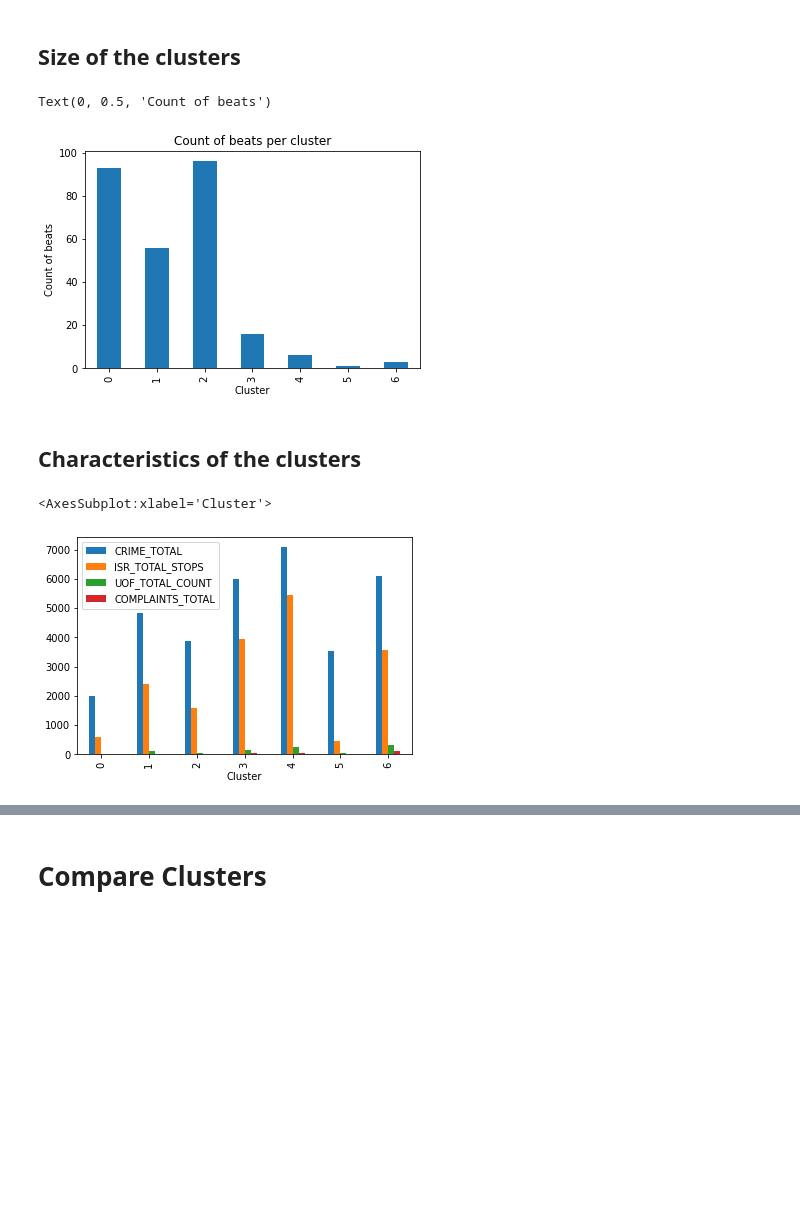
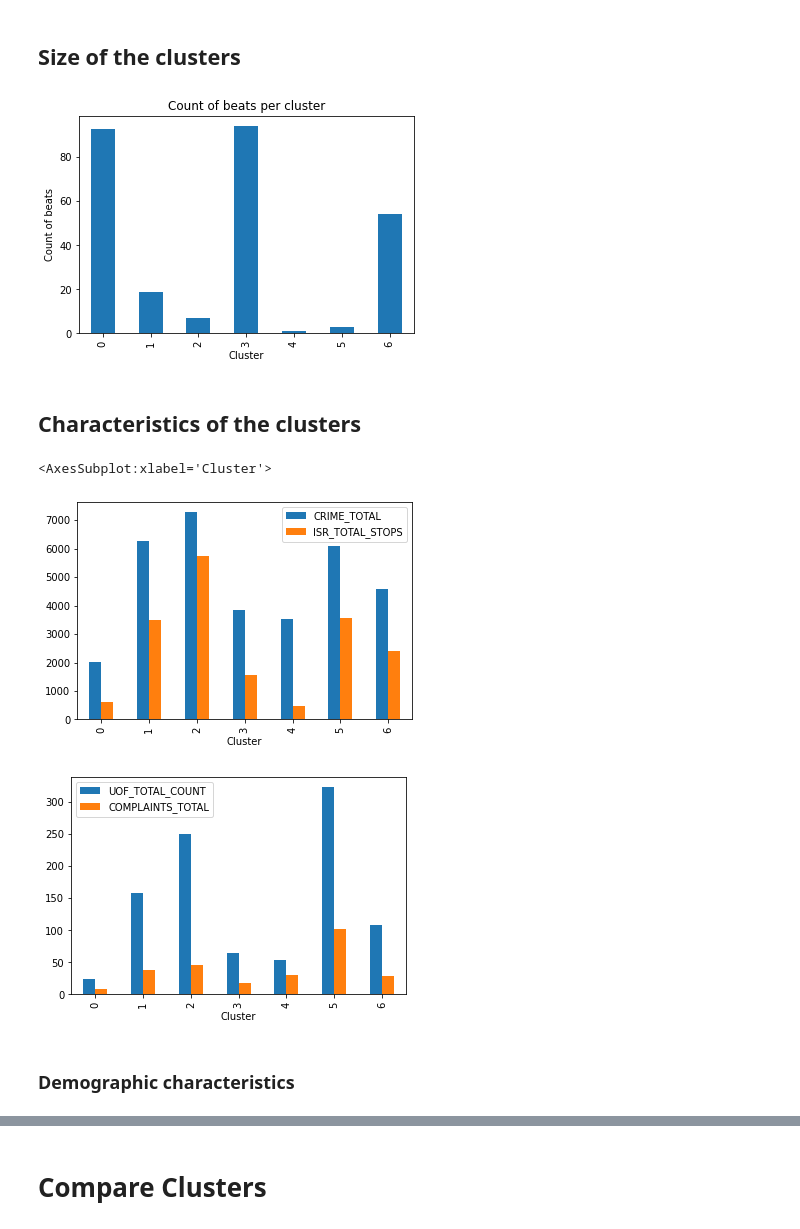
Before and after one commit to colevfrank/254_ML_IL_Crime, a Jupyter notebook: clustering/Comparison Template Notebook.ipynb, the cells around one changed output, grey strips where cells are left out. Saved outputs shown, nothing was run; the diff lists cells and outputs as text; code cells hidden in the pictures; blank space fills up the shorter version.

Commit message:
Update to produce figures.

```diff
--- a/clustering/Comparison Template Notebook.ipynb
+++ b/clustering/Comparison Template Notebook.ipynb
@@ -8,6 +8,7 @@ import numpy as np
 import seaborn as sns
 import geopandas as gp
 import matplotlib.pyplot as plt
+plt.rcParams['figure.figsize'] = [11, 6]
 
 %matplotlib inline
 # %%
@@ -47,7 +54,7 @@ For model selection, since we're eventually clustering by beat, we'll aggregate
 # %%
 # [ REPLACE THIS CODE TO DROP ROWS IF NECESSARY ]
 
-training_data = training_data.drop('YEAR',axis=1).groupby(by='BEAT').agg(np.sum).reset_index(drop=True)
+training_data = training_data.drop('YEAR',axis=1).groupby(by='BEAT').agg(np.sum)
 training_data.head(2)
 # %% [output]
 |  | COMPLAINTS_POLICE_SHOOTING | COMPLAINTS_TOTAL | CRIME_TOTAL | CRIME_ARREST | CRIME_DOMESTIC | ISR_TOTAL_STOPS | ... |
@@ -72,7 +80,7 @@ pca_training_data, pca = generate_pca_data(scaled_training_data, N_TOP_PCA_COMPO
 from sklearn.cluster import KMeans
 
 PARAM_N_CLUSTERS = 7 # See Model Selection.ipynb for why we chose this number.
-cluster_model_params = {'n_clusters':PARAM_N_CLUSTERS}
+cluster_model_params = {'n_clusters':PARAM_N_CLUSTERS, 'random_state':0}
 cluster_model = KMeans()
 cluster_model.set_params(**cluster_model_params)
 # %% [output]
@@ -100,18 +108,22 @@ clustered_data['Cluster'].value_counts().sort_index().plot.bar()
 plt.title('Count of beats per cluster')
 plt.xlabel('Cluster')
 plt.ylabel('Count of beats')
+plt.savefig('../report/figures/beats_per_cluster.png', dpi=300)
 # %% [output]
-Text(0, 0.5, 'Count of beats')
-[figure, old version]
+[figure, new version]
 # %% [markdown]
 ## Characteristics of the clusters
 # %%
 # Merge in all data
-cluster_training_data = clustered_data.merge(training_data, left_index=True, right_index=True)
+cluster_training_data = clustered_data.merge(training_data.reset_index(drop=True), left_index=True, right_index=True)
 # %%
 # Plot main features by cluster
 sum_cols = ['CRIME_TOTAL', 'ISR_TOTAL_STOPS', 'UOF_TOTAL_COUNT', 'COMPLAINTS_TOTAL']
-cluster_training_data.groupby(['Cluster'])[sum_cols].mean().plot.bar()
+cluster_training_data.groupby(['Cluster'])['CRIME_TOTAL', 'ISR_TOTAL_STOPS'].mean().plot.bar()
+cluster_training_data.groupby(['Cluster'])['UOF_TOTAL_COUNT', 'COMPLAINTS_TOTAL'].mean().plot.bar()
 # %% [output]
 <AxesSubplot:xlabel='Cluster'>
-[figure, old version]
+[figure, new version]
+[figure, added]
+# %% [markdown]
+### Demographic characteristics
```
Also changed, not shown: parts of 22 cells of this notebook, 1 other file.
